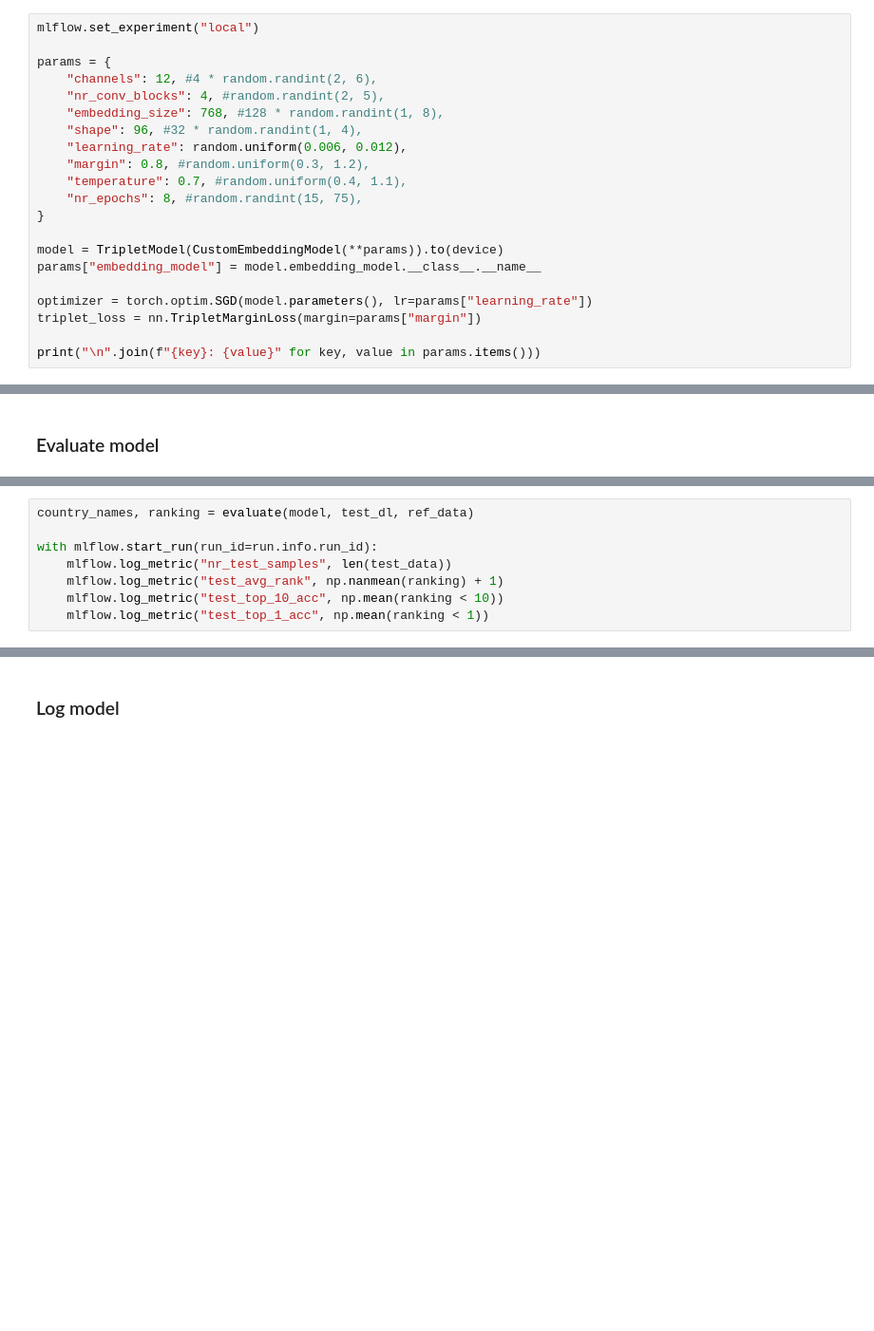
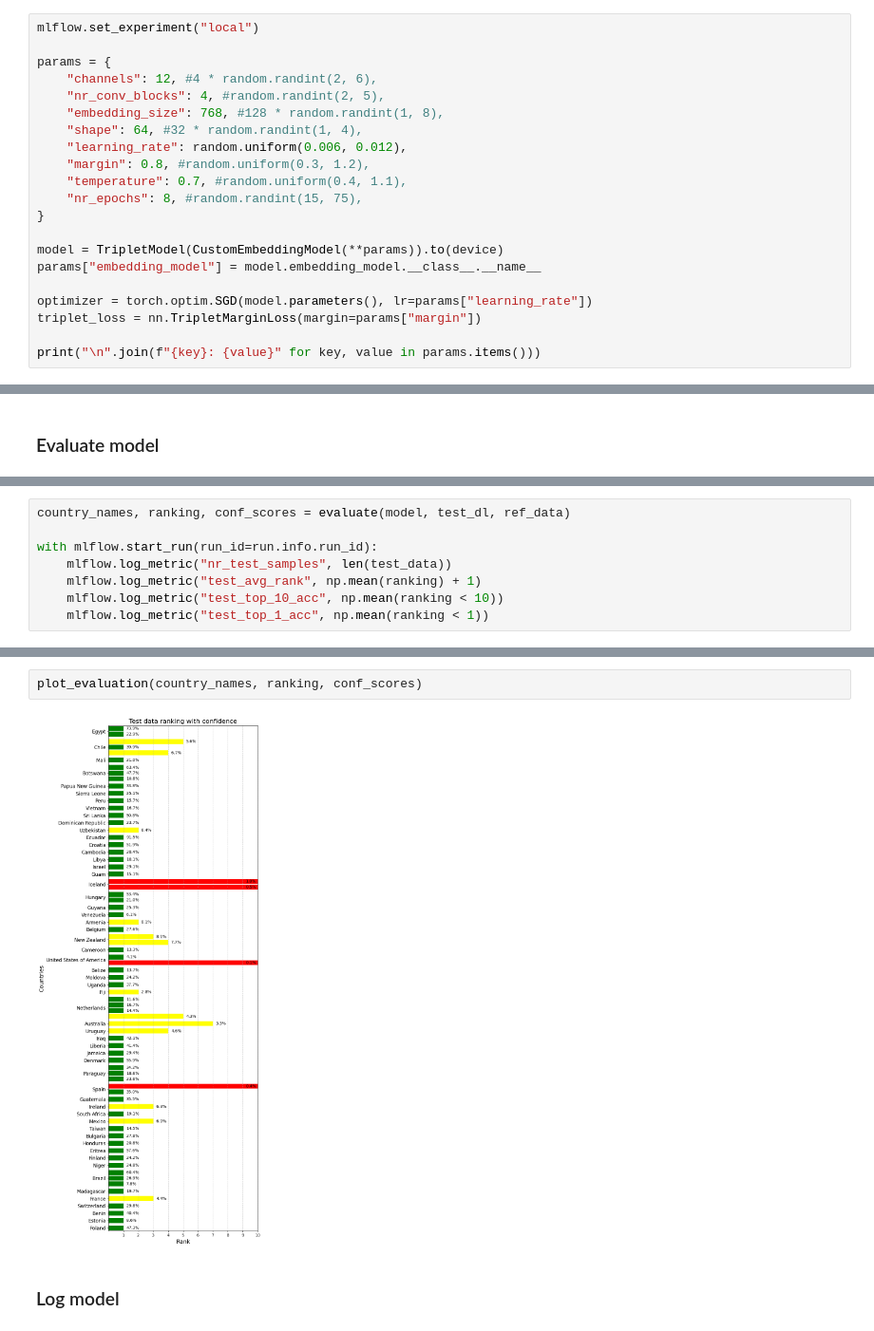
Before and after one commit to JortdeJong13/country-guess, a Jupyter notebook: Model training.ipynb, the cells around one changed output, grey strips where cells are left out. Shown at 95% size. Saved outputs shown, nothing was run; the diff lists cells and outputs as text; blank space fills up the shorter version.

Commit message:
plot evaluation

```diff
--- a/Model training.ipynb
+++ b/Model training.ipynb
@@ -63,7 +63,7 @@ params = {
     "channels": 12, #4 * random.randint(2, 6),
     "nr_conv_blocks": 4, #random.randint(2, 5),
     "embedding_size": 768, #128 * random.randint(1, 8),
-    "shape": 96, #32 * random.randint(1, 4),
+    "shape": 64, #32 * random.randint(1, 4),
     "learning_rate": random.uniform(0.006, 0.012),
     "margin": 0.8, #random.uniform(0.3, 1.2),
     "temperature": 0.7, #random.uniform(0.4, 1.1),
@@ -178,9 +144,9 @@ plt.show()
 # %%
-country_names, ranking = evaluate(model, test_dl, ref_data)
+country_names, ranking, conf_scores = evaluate(model, test_dl, ref_data)
 
 with mlflow.start_run(run_id=run.info.run_id):
     mlflow.log_metric("nr_test_samples", len(test_data))
-    mlflow.log_metric("test_avg_rank", np.nanmean(ranking) + 1)
+    mlflow.log_metric("test_avg_rank", np.mean(ranking) + 1)
     mlflow.log_metric("test_top_10_acc", np.mean(ranking < 10))
     mlflow.log_metric("test_top_1_acc", np.mean(ranking < 1))
 # %%
@@ -213,3 +157,7 @@ plt.show()
+# %%
+plot_evaluation(country_names, ranking, conf_scores)
+# %% [output]
+[figure, added]
 # %% [markdown]
 ### Log model
 # %%
```
Also changed, not shown: parts of 14 cells of this notebook, 3 other files.
